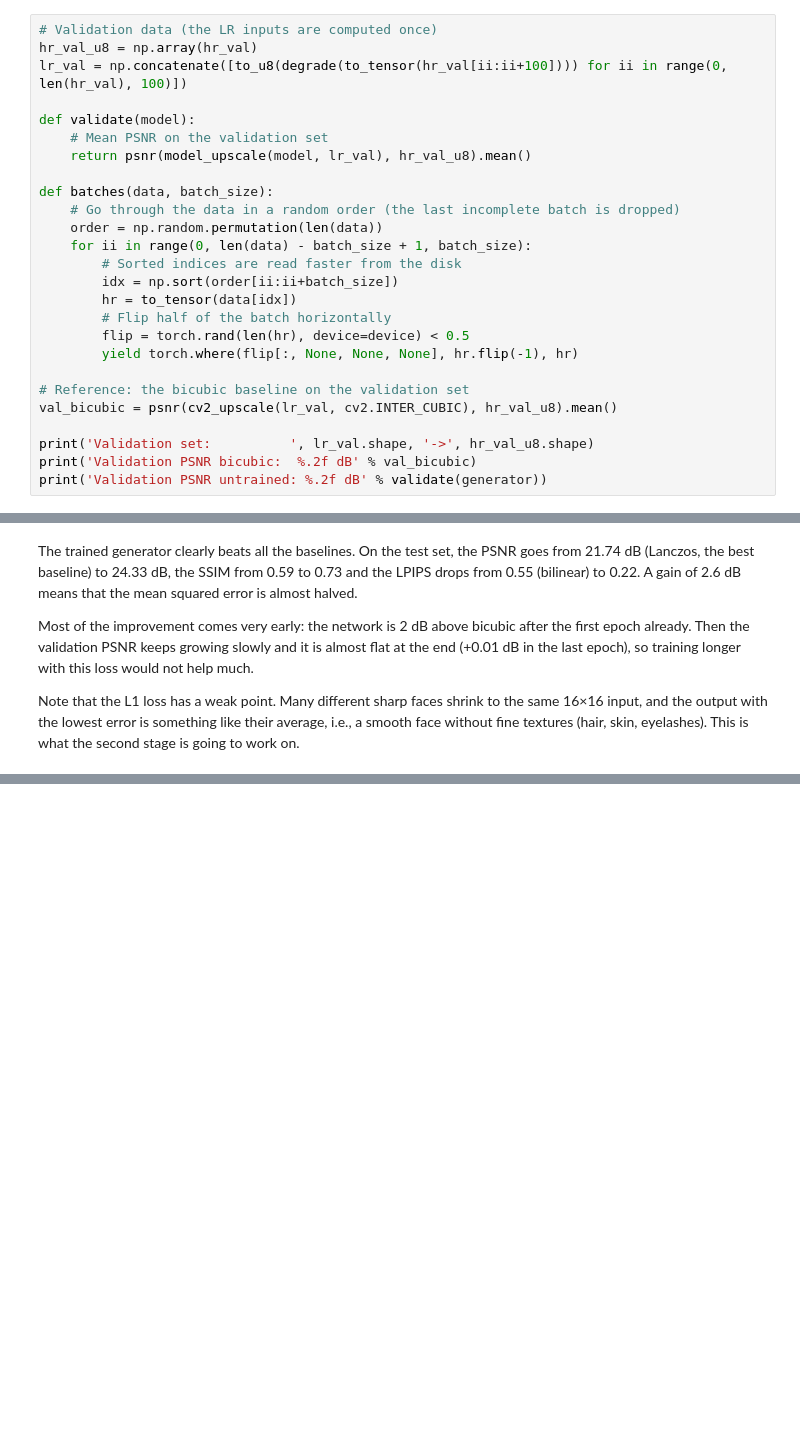
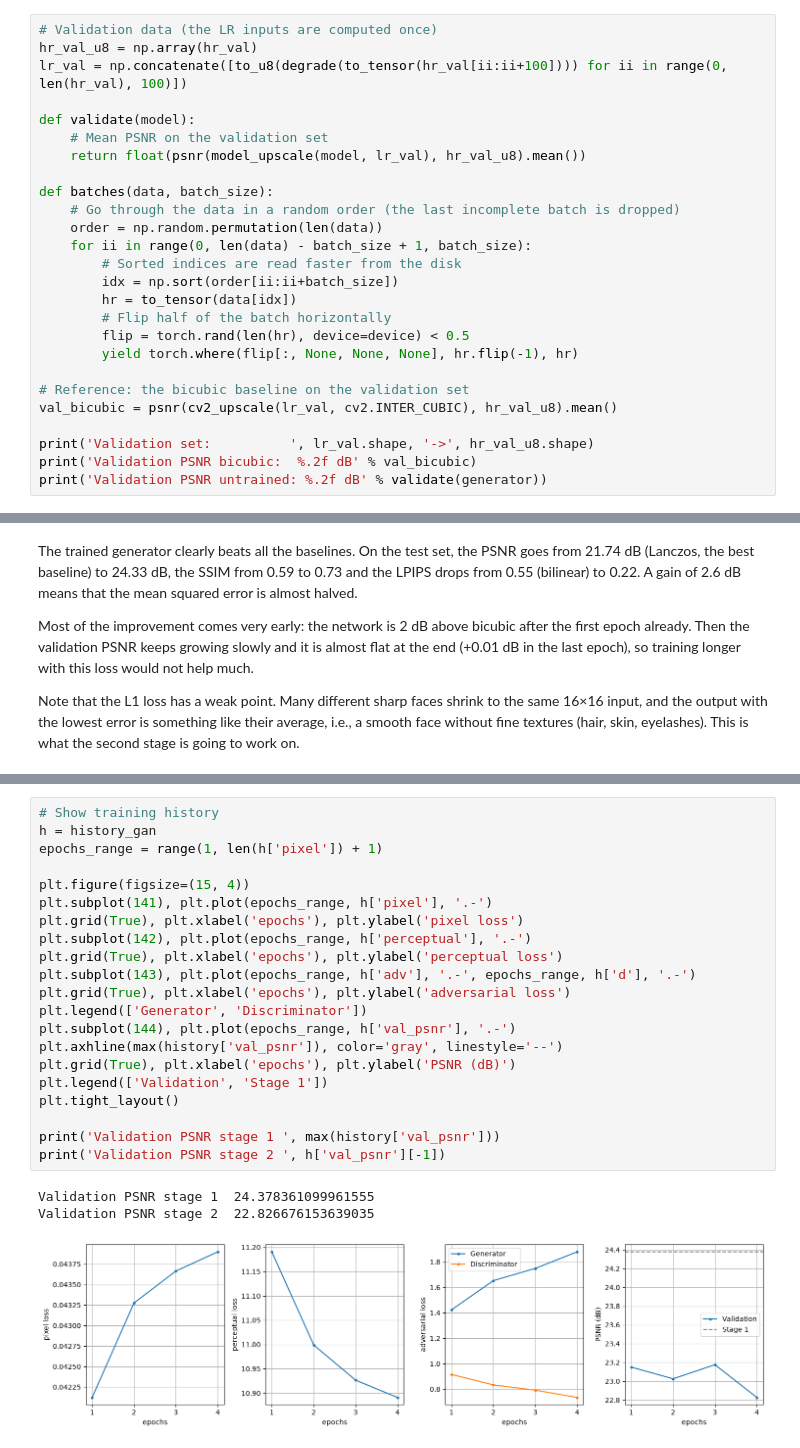
Before and after one commit to tortorino/facecast, a Jupyter notebook: facecast.ipynb, the cells around one changed output, grey strips where cells are left out. Saved outputs shown, nothing was run; the diff lists cells and outputs as text; blank space fills up the shorter version.

```diff
--- a/facecast.ipynb
+++ b/facecast.ipynb
@@ -445,7 +446,7 @@ lr_val = np.concatenate([to_u8(degrade(to_tensor(hr_val[ii:ii+100]))) for ii in
 
 def validate(model):
     # Mean PSNR on the validation set
-    return psnr(model_upscale(model, lr_val), hr_val_u8).mean()
+    return float(psnr(model_upscale(model, lr_val), hr_val_u8).mean())
 
 def batches(data, batch_size):
     # Go through the data in a random order (the last incomplete batch is dropped)
@@ -602,0 +778,25 @@ Note that the L1 loss has a weak point. Many different sharp faces shrink to the
+# %%
+# Show training history
+h = history_gan
+epochs_range = range(1, len(h['pixel']) + 1)
+
+plt.figure(figsize=(15, 4))
+plt.subplot(141), plt.plot(epochs_range, h['pixel'], '.-')
+plt.grid(True), plt.xlabel('epochs'), plt.ylabel('pixel loss')
+plt.subplot(142), plt.plot(epochs_range, h['perceptual'], '.-')
+plt.grid(True), plt.xlabel('epochs'), plt.ylabel('perceptual loss')
+plt.subplot(143), plt.plot(epochs_range, h['adv'], '.-', epochs_range, h['d'], '.-')
+plt.grid(True), plt.xlabel('epochs'), plt.ylabel('adversarial loss')
+plt.legend(['Generator', 'Discriminator'])
+plt.subplot(144), plt.plot(epochs_range, h['val_psnr'], '.-')
+plt.axhline(max(history['val_psnr']), color='gray', linestyle='--')
+plt.grid(True), plt.xlabel('epochs'), plt.ylabel('PSNR (dB)')
+plt.legend(['Validation', 'Stage 1'])
+plt.tight_layout()
+
+print('Validation PSNR stage 1 ', max(history['val_psnr']))
+print('Validation PSNR stage 2 ', h['val_psnr'][-1])
+# %% [output]
+Validation PSNR stage 1  24.378361099961555
+Validation PSNR stage 2  22.826676153639035
+[figure, added]
```
Also changed, not shown: parts of 11 cells of this notebook, 2 other files.
